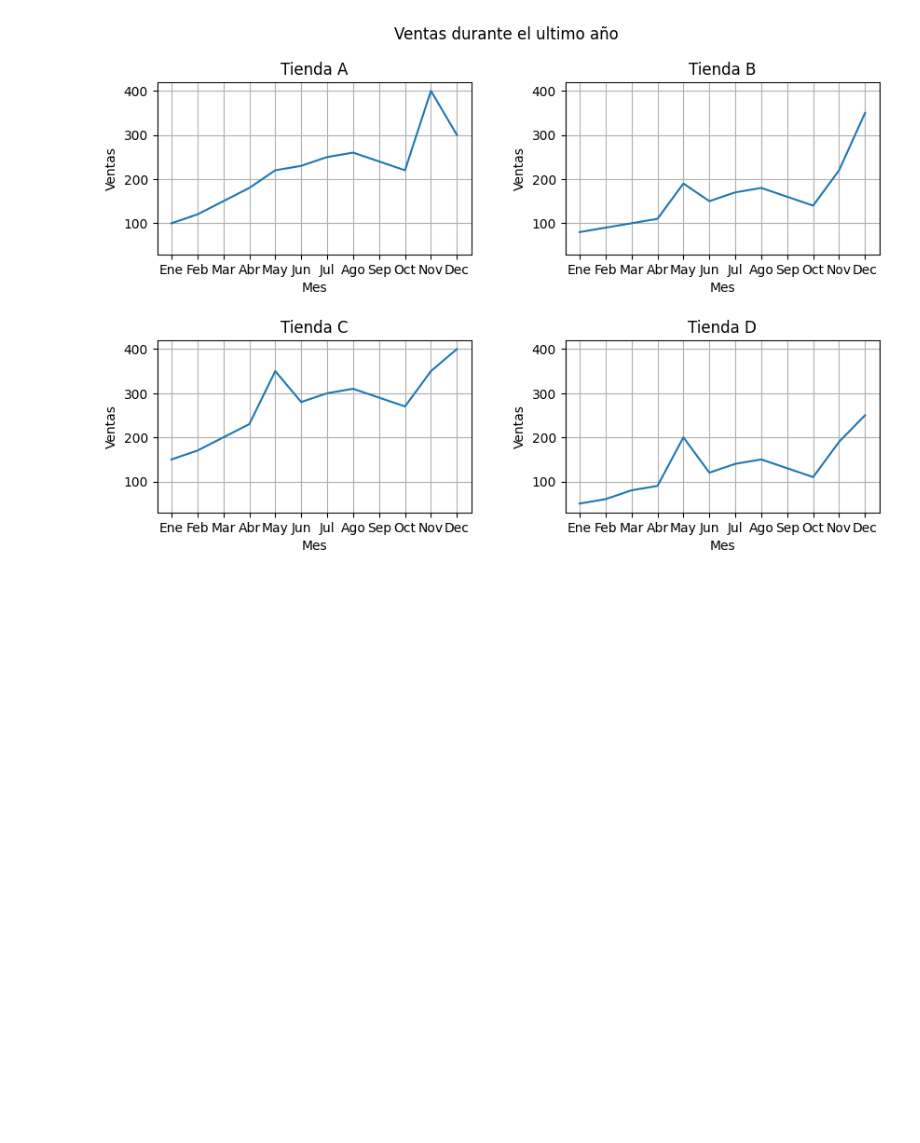
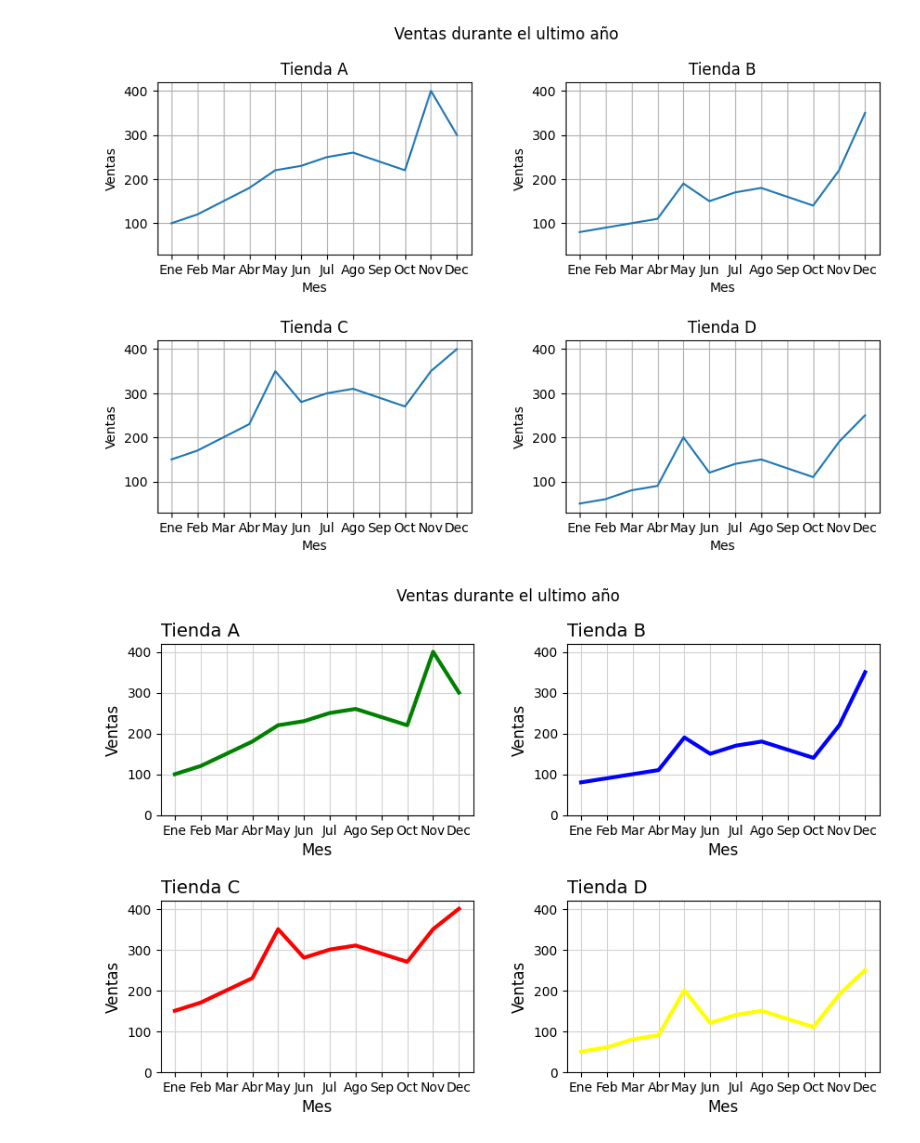
Before and after one commit to Luis1g/Python_visualizacion, a Jupyter notebook: desafio2.ipynb, the cells around one changed output. Saved outputs shown, nothing was run; the diff lists cells and outputs as text; code cells hidden in the pictures; blank space fills up the shorter version.

```diff
--- a/desafio2.ipynb
+++ b/desafio2.ipynb
@@ -65,3 +65,28 @@ for ax in axs.flat:
 plt.show()
 # %% [output]
 [figure]
+# %%
+fig, axs = plt.subplots(2,2, figsize= (10 ,6))
+plt.subplots_adjust(wspace=0.3, hspace=0.5)
+
+plt.suptitle("Ventas durante el ultimo año")
+
+colores = ['green', 'blue', 'red', "yellow"]
+
+for i, ax in enumerate(axs.flat):
+    ax.plot(df.loc[df.index[i]], color=colores[i], lw=3)
+    ax.set_title(f"Tienda {df.index[i]}",  loc='left', fontsize = 14)
+    ax.set_xlabel("Mes", fontsize = 12)
+    ax.set_ylabel("Ventas", fontsize = 12)
+    ax.tick_params(labelsize = 10)
+    ax.grid(color='lightgrey')
+
+ymin =  0
+ymax = 420
+
+for ax in axs.ravel():
+    ax.set_ylim(ymin, ymax)
+
+plt.show()
+# %% [output]
+[figure, added]
```
